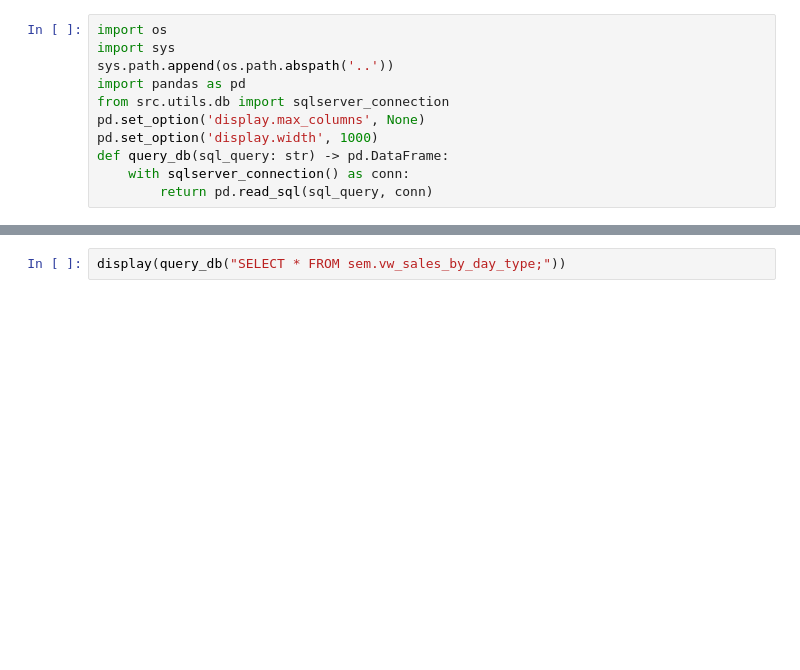
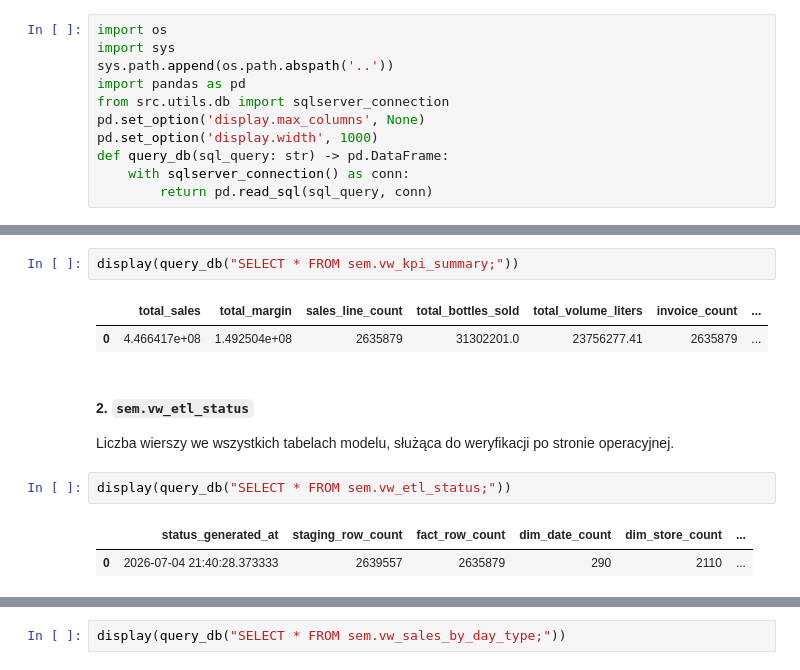
Before and after one commit to magda2307/pjatk-idh, a Jupyter notebook: data-warehouse-iowa-liquor/notebooks/etl_demo.ipynb, the cells around one changed output, grey strips where cells are left out. Drawn from its saved outputs; the diff is of its cells as text; blank space fills up the shorter version.

```diff
--- a/data-warehouse-iowa-liquor/notebooks/etl_demo.ipynb
+++ b/data-warehouse-iowa-liquor/notebooks/etl_demo.ipynb
@@ -114,0 +102,13 @@ Wybitne zastosowanie inteligentnych struktur w Data Warehouse. Narzędzie grupuj
+# %%
+display(query_db("SELECT * FROM sem.vw_kpi_summary;"))
+# %% [output]
+|  | total_sales | total_margin | sales_line_count | total_bottles_sold | total_volume_liters | invoice_count | ... |
+| 0 | 4.466417e+08 | 1.492504e+08 | 2635879 | 31302201.0 | 23756277.41 | 2635879 | ... |
+# %% [markdown]
+#### 2. `sem.vw_etl_status`
+Liczba wierszy we wszystkich tabelach modelu, służąca do weryfikacji po stronie operacyjnej.
+# %%
+display(query_db("SELECT * FROM sem.vw_etl_status;"))
+# %% [output]
+|  | status_generated_at | staging_row_count | fact_row_count | dim_date_count | dim_store_count | ... |
+| 0 | 2026-07-04 21:40:28.373333 | 2639557 | 2635879 | 290 | 2110 | ... |
```
Also changed, not shown: parts of 53 cells of this notebook.
